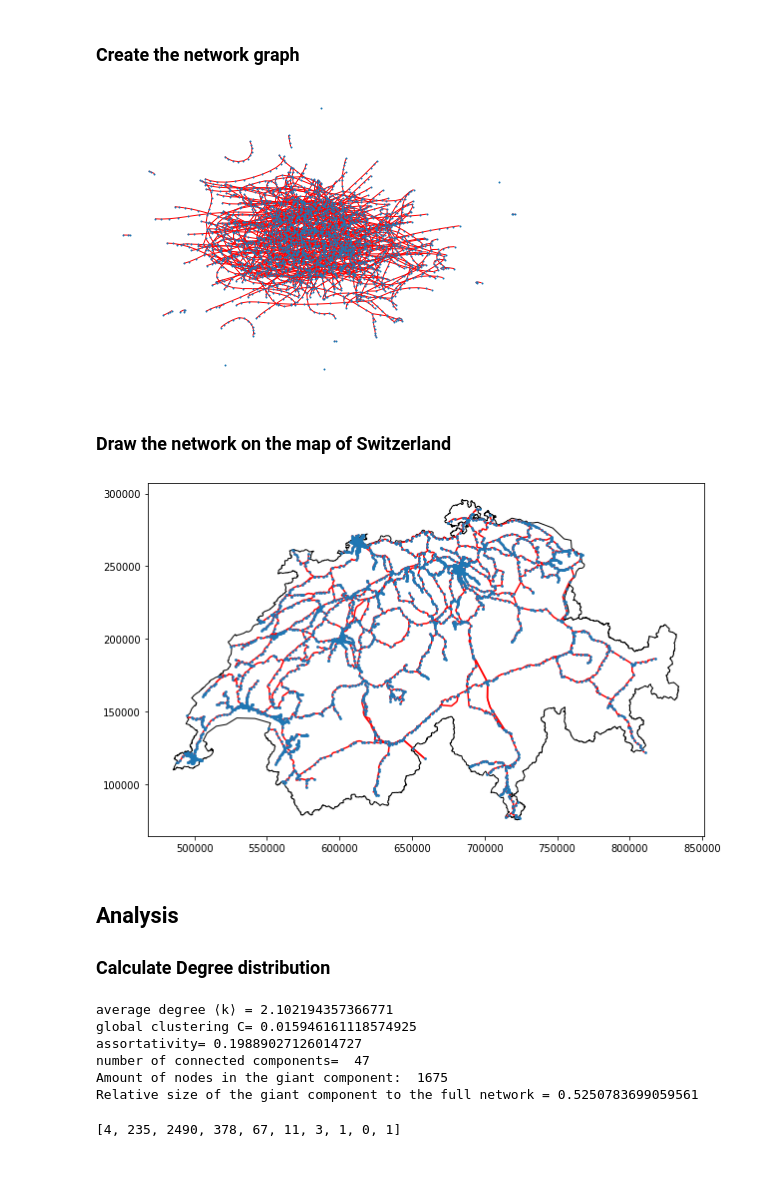
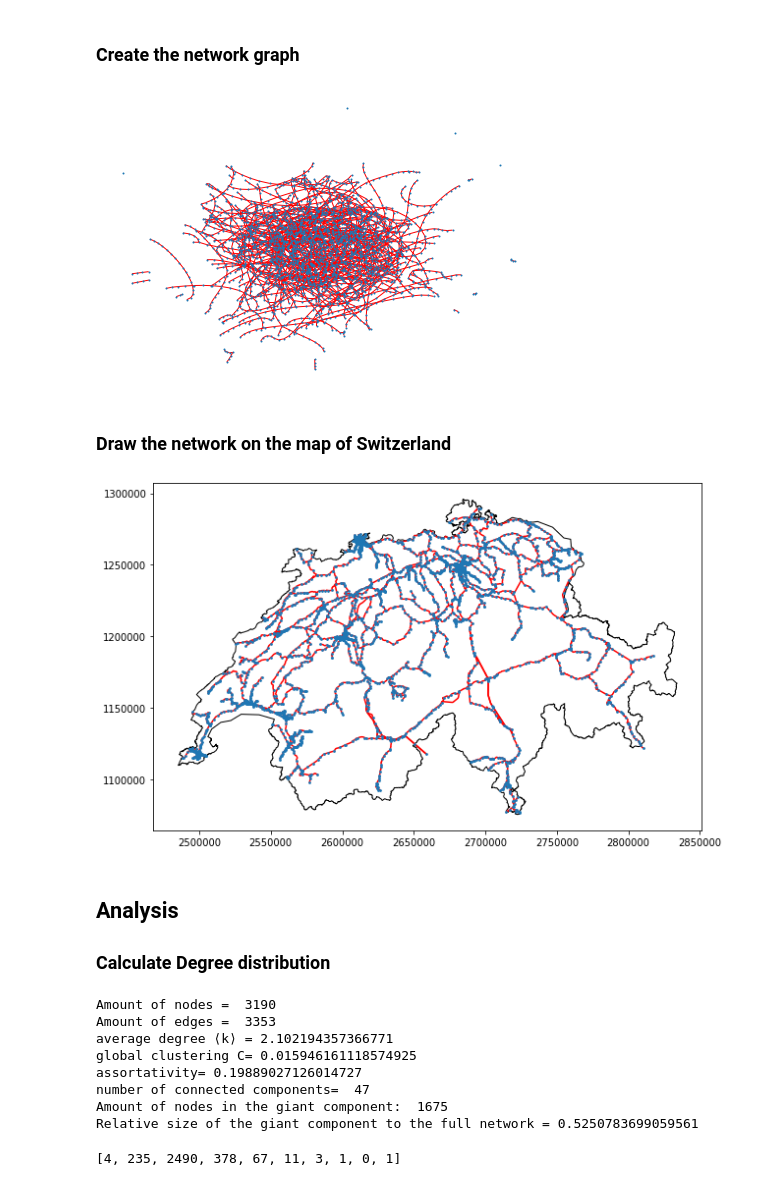
Before and after one commit to mathiasluethi/network-science-final-project, a Jupyter notebook: Network Science Final Project.ipynb, the cells around one changed output. Cells and saved outputs as stored; diff of their text form; code cells hidden in the pictures.

```diff
--- a/Network Science Final Project.ipynb
+++ b/Network Science Final Project.ipynb
@@ -12,9 +12,9 @@ import random
 ### Load the data
 # %%
 #create a list of layers with in a file geodatabase
-layerlist = fiona.listlayers('./Schienennetz_LV03_20171210.gdb')
+layerlist = fiona.listlayers('./Schienennetz_LV95_20171210.gdb')
 #print(layerlist)
-netzknoten = gpd.read_file('./Schienennetz_LV03_20171210.gdb',layer='Netzknoten')
-#display(netzknoten.head())
-netzsegment = gpd.read_file('./Schienennetz_LV03_20171210.gdb',layer='Netzsegment')
+netzknoten = gpd.read_file('./Schienennetz_LV95_20171210.gdb',layer='Netzknoten')
+display(netzknoten.head())
+netzsegment = gpd.read_file('./Schienennetz_LV95_20171210.gdb',layer='Netzsegment')
 #display(netzsegment.head())
@@ -31,19 +38,19 @@ for index, row in netzsegment.iterrows():
 # %%
 nx.draw(G, node_size=1, edge_color="r", with_labels = False, labels = nx.get_node_attributes(G, "name"),figsize=(10, 10))
 geometries = nx.get_node_attributes(G, "geometry")
 
 
 #drawing with positional data
-for key in geometries:
-    geometries[key] = [float(geometries[key].x),float(geometries[key].y)]
+#for key in geometries:
+    #geometries[key] = [float(geometries[key].x),float(geometries[key].y)]
 #nx.draw_networkx(G,pos = geometries ,with_labels= False, node_size = 2, edge_color = "r", labels = nx.get_node_attributes(G, "name"))
 # %% [output]
-[figure, old version]
+[figure, new version]
 # %% [markdown]
 ### Draw the network on the map of Switzerland
 # %%
 # Load map
-map = gpd.read_file('./Maps/swissBOUNDARIES3D_1_3_TLM_LANDESGEBIET.shx')
+map = gpd.read_file('./Maps/LV95/swissBOUNDARIES3D_1_3_TLM_LANDESGEBIET.shx')
 
 # Create plot
 fig, ax = plt.subplots(figsize=(10, 10))
@@ -55,14 +62,15 @@ netzknoten.plot(ax=ax, marker='o', markersize=3, zorder=200)
 
 plt.show()
 # %% [output]
-[figure, old version]
+[figure, new version]
 # %% [markdown]
 ## Analysis
 ### Calculate Degree distribution
 # %%
 #Some figures for the network: average degree <k>, global clustering coefficient C, assortativity etc.
 degree_sequence = [d for n, d in G.degree()]
-
+print("Amount of nodes = " ,len(degree_sequence))
+print("Amount of edges = ", len(G.edges()))
 average_degree = sum(degree_sequence)/len(degree_sequence)
 print("average degree ⟨k⟩ =",average_degree)
 
@@ -80,6 +88,8 @@ number_nodes = len(G.nodes())
 print("Amount of nodes in the giant component: ", number_largest_cc)
 print("Relative size of the giant component to the full network =", number_largest_cc/number_nodes)
 # %% [output]
+Amount of nodes =  3190
+Amount of edges =  3353
 average degree ⟨k⟩ = 2.102194357366771
 global clustering C= 0.015946161118574925
 assortativity= 0.19889027126014727
```
Also changed, not shown: parts of 2 cells of this notebook, 3 other files.
